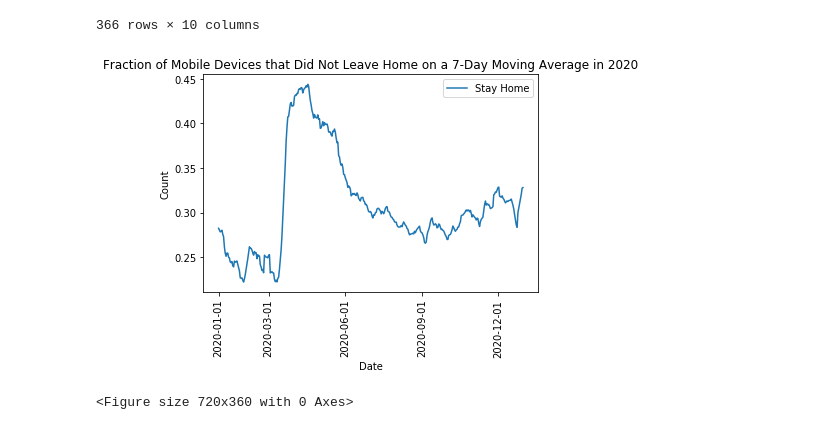
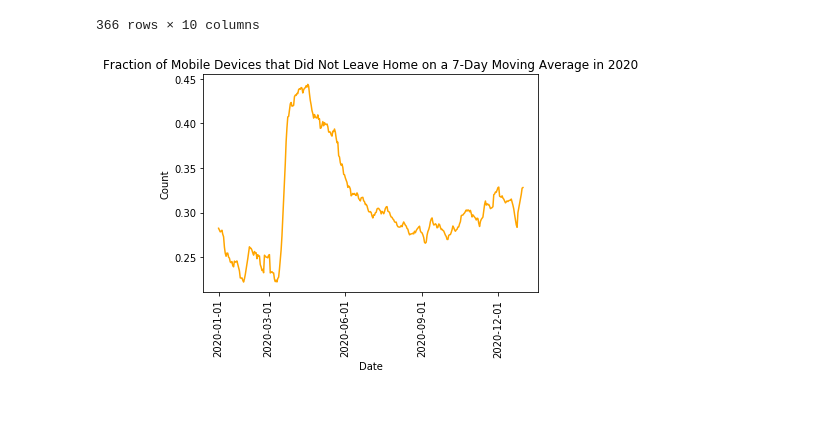
Before and after one commit to erickzli/IS597-COVID-Project, a Jupyter notebook: Kerstin's Folder/Evaluate- SafeGraph Data.ipynb, the cells around one changed output. Drawn from its saved outputs; the diff is of its cells as text; code cells hidden in the pictures.

Commit message:
Create graphs

```diff
--- a/Kerstin's Folder/Evaluate- SafeGraph Data.ipynb
+++ b/Kerstin's Folder/Evaluate- SafeGraph Data.ipynb
@@ -303,16 +302,15 @@ df_home_IL_2020
 | 38077 | il | completely_home_prop_7dav | 2020-12-31 | 2021-01-31 | 31 | 0.328079 | 0.000398 | 67713.0 | state | ... |
 366 rows × 10 columns
 # %%
-plt.plot(df_home_IL_2020['time_value'], df_home_IL_2020['value'], label = 'Stay Home')
+plt.plot(df_home_IL_2020['time_value'], df_home_IL_2020['value'], label = 'Stay Home', color = 'orange')
 plt.xlabel('Date')
 plt.xticks(['2020-01-01', '2020-03-01', '2020-06-01', '2020-09-01', '2020-12-01'], rotation = 90)
 plt.ylabel('Count')
 plt.title('Fraction of Mobile Devices that Did Not Leave Home on a 7-Day Moving Average in 2020')
 plt.grid(False)
-plt.legend()
+#plt.legend()
 
 plt.savefig('com_home_week_IL_2020.png', dpi=300, bbox_inches='tight')
 plt.show()
 # %% [output]
-[figure, old version]
+[figure, new version]
-<Figure size 720x360 with 0 Axes>
```
Also changed, not shown: parts of 9 cells of this notebook.
